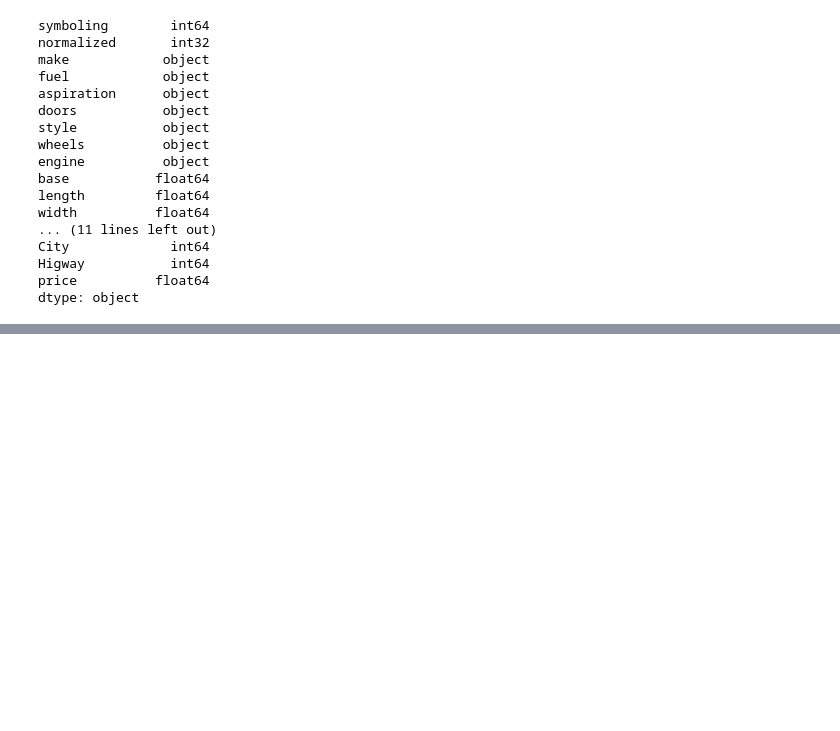
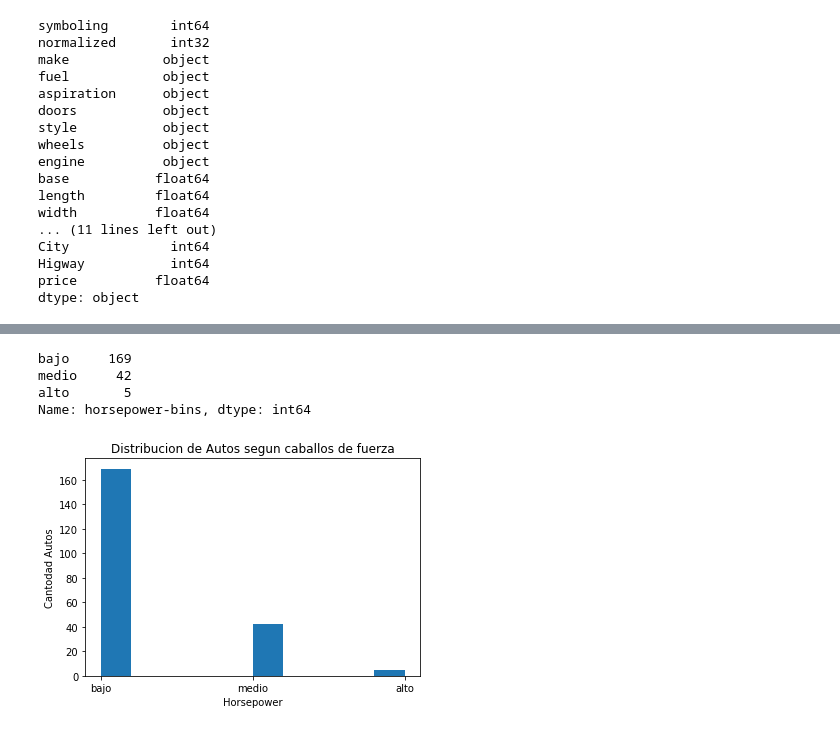
Before and after one commit to mleandrog036/Analisis-de-Datos, a Jupyter notebook: AnalisisDatos_Autos (2).ipynb, the cells around one changed output, grey strips where cells are left out. Drawn from its saved outputs; the diff is of its cells as text; code cells hidden in the pictures; blank space fills up the shorter version.

```diff
--- a/AnalisisDatos_Autos (2).ipynb
+++ b/AnalisisDatos_Autos (2).ipynb
@@ -390,0 +419,3 @@ dtype: object
+# %%
+dfAutos["Ciudad-Litros/100km"]= 235/dfAutos["City"]  #Agregar columna "city" la que se toma de referencia
+dfAutos.head(5)
@@ -390,0 +430,3 @@ dtype: object
+# %%
+dfAutos["Higway-L/100km"]= 235/dfAutos["Higway"]
+dfAutos.head(5)
@@ -390,0 +475,4 @@ dtype: object
+# %%
+dfAutos["length"] = dfAutos["length"]/dfAutos["length"].max() #hacer que los datos sean entre 0y1
+dfAutos["width"] = dfAutos["width"]/dfAutos["width"].max()
+dfAutos["heingt"] = dfAutos["heingt"]/dfAutos["heingt"].max()
@@ -390,0 +509,4 @@ dtype: object
+# %%
+nombres = ["bajo", "medio", "alto"]
+dfAutos["horsepower-bins"] = pd.cut(dfAutos["horsepower"], bins = cat, labels = nombres, include_lowest=True)
+dfAutos[["horsepower", "horsepower-bins"]].head(5)
@@ -390,0 +520,7 @@ dtype: object
+# %%
+dfAutos["horsepower-bins"].value_counts()
+# %% [output]
+bajo     169
+medio     42
+alto       5
+Name: horsepower-bins, dtype: int64
@@ -390,0 +530,8 @@ dtype: object
+# %%
+plt.hist(dfAutos["horsepower-bins"])
+plt.xlabel("Horsepower")
+plt.ylabel("Cantodad Autos")
+plt.title("Distribucion de Autos segun caballos de fuerza")
+plt.show()
+# %% [output]
+[figure, added]
```
Also changed, not shown: parts of 21 cells of this notebook.
